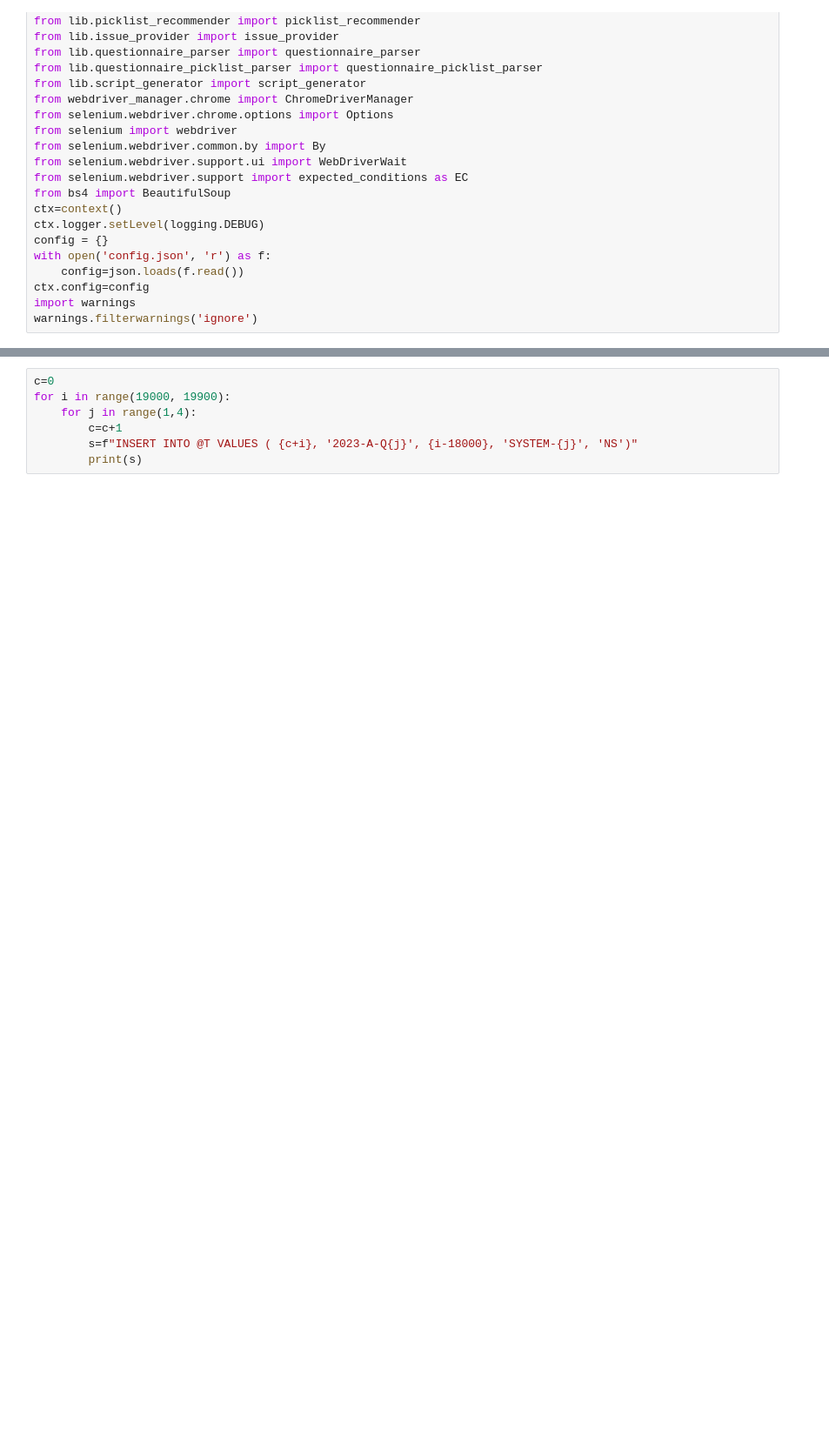
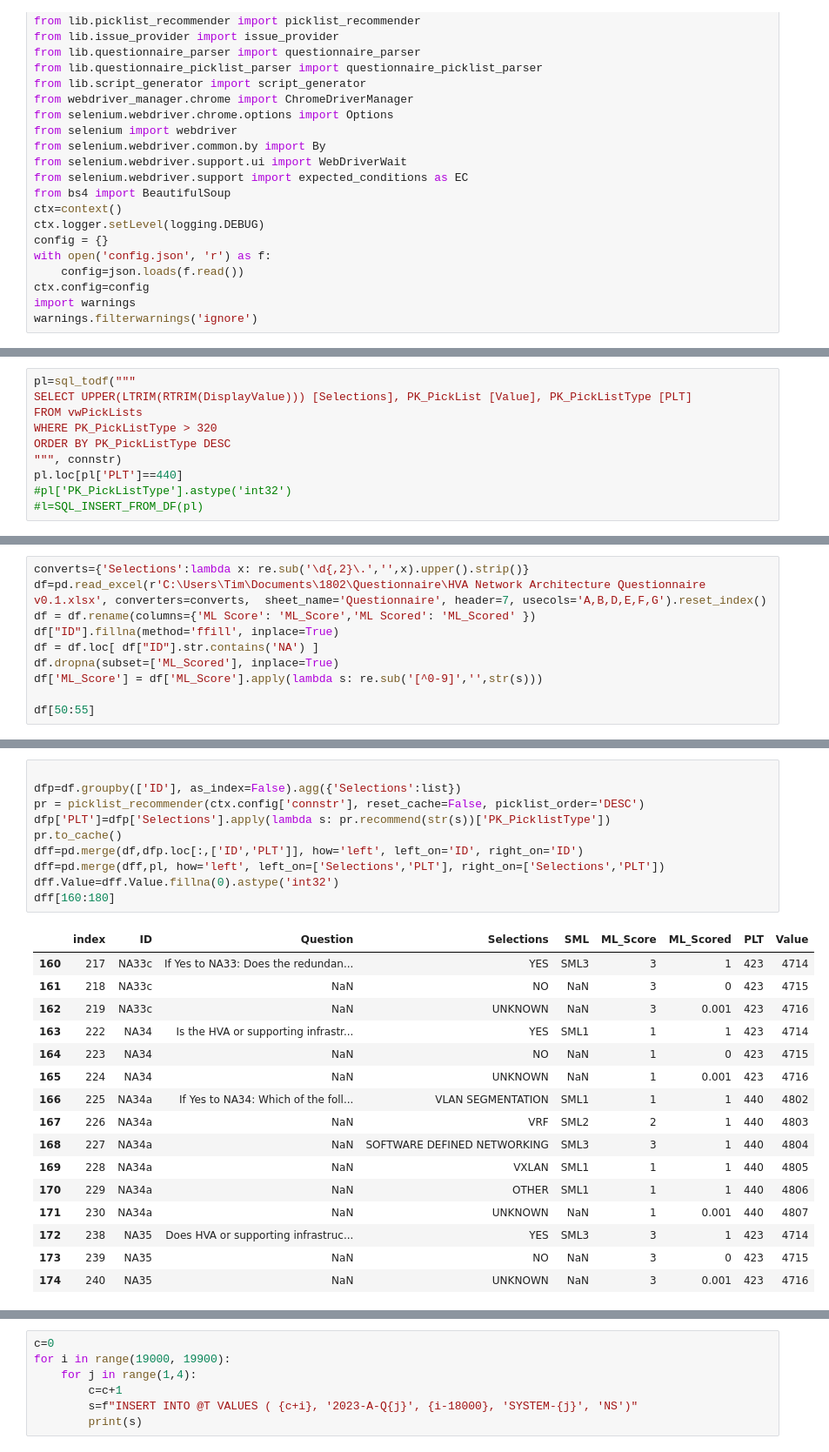
Before and after one commit to tmnkopp/PythonAutomation, a Jupyter notebook: CodeGenerators/codegen.ipynb, the cells around one changed output, grey strips where cells are left out. Shown at 87% size. Saved outputs shown, nothing was run; the diff lists cells and outputs as text; blank space fills up the shorter version.

```diff
--- a/CodeGenerators/codegen.ipynb
+++ b/CodeGenerators/codegen.ipynb
@@ -27,0 +38,10 @@ warnings.filterwarnings('ignore')
+# %%
+pl=sql_todf("""
+SELECT UPPER(LTRIM(RTRIM(DisplayValue))) [Selections], PK_PickList [Value], PK_PickListType [PLT]
+FROM vwPickLists
+WHERE PK_PickListType > 320
+ORDER BY PK_PickListType DESC
+""", connstr)
+pl.loc[pl['PLT']==440]
+#pl['PK_PickListType'].astype('int32')
+#l=SQL_INSERT_FROM_DF(pl)
@@ -27,0 +56,10 @@ warnings.filterwarnings('ignore')
+# %%
+converts={'Selections':lambda x: re.sub('\d{,2}\.','',x).upper().strip()}
+df=pd.read_excel(r'C:\Users\Tim\Documents\1802\Questionnaire\HVA Network Architecture Questionnaire v0.1.xlsx', converters=converts,  sheet_name='Questionnaire', header=7, usecols='A,B,D,E,F,G').reset_index()
+df = df.rename(columns={'ML Score': 'ML_Score','ML Scored': 'ML_Scored' })
+df["ID"].fillna(method='ffill', inplace=True)
+df = df.loc[ df["ID"].str.contains('NA') ]
+df.dropna(subset=['ML_Scored'], inplace=True)
+df['ML_Score'] = df['ML_Score'].apply(lambda s: re.sub('[^0-9]','',str(s)))
+
+df[50:55]
@@ -27,0 +73,27 @@ warnings.filterwarnings('ignore')
+# %%
+
+dfp=df.groupby(['ID'], as_index=False).agg({'Selections':list})
+pr = picklist_recommender(ctx.config['connstr'], reset_cache=False, picklist_order='DESC')
+dfp['PLT']=dfp['Selections'].apply(lambda s: pr.recommend(str(s))['PK_PicklistType'])
+pr.to_cache()
+dff=pd.merge(df,dfp.loc[:,['ID','PLT']], how='left', left_on='ID', right_on='ID')
+dff=pd.merge(dff,pl, how='left', left_on=['Selections','PLT'], right_on=['Selections','PLT'])
+dff.Value=dff.Value.fillna(0).astype('int32')
+dff[160:180]
+# %% [output]
+|  | index | ID | Question | Selections | SML | ML_Score | ML_Scored | PLT | Value |
+| 160 | 217 | NA33c | If Yes to NA33: Does the redundan... | YES | SML3 | 3 | 1 | 423 | 4714 |
+| 161 | 218 | NA33c | NaN | NO | NaN | 3 | 0 | 423 | 4715 |
+| 162 | 219 | NA33c | NaN | UNKNOWN | NaN | 3 | 0.001 | 423 | 4716 |
+| 163 | 222 | NA34 | Is the HVA or supporting infrastr... | YES | SML1 | 1 | 1 | 423 | 4714 |
+| 164 | 223 | NA34 | NaN | NO | NaN | 1 | 0 | 423 | 4715 |
+| 165 | 224 | NA34 | NaN | UNKNOWN | NaN | 1 | 0.001 | 423 | 4716 |
+| 166 | 225 | NA34a | If Yes to NA34: Which of the foll... | VLAN SEGMENTATION | SML1 | 1 | 1 | 440 | 4802 |
+| 167 | 226 | NA34a | NaN | VRF | SML2 | 2 | 1 | 440 | 4803 |
+| 168 | 227 | NA34a | NaN | SOFTWARE DEFINED NETWORKING | SML3 | 3 | 1 | 440 | 4804 |
+| 169 | 228 | NA34a | NaN | VXLAN | SML1 | 1 | 1 | 440 | 4805 |
+| 170 | 229 | NA34a | NaN | OTHER | SML1 | 1 | 1 | 440 | 4806 |
+| 171 | 230 | NA34a | NaN | UNKNOWN | NaN | 1 | 0.001 | 440 | 4807 |
+| 172 | 238 | NA35 | Does HVA or supporting infrastruc... | YES | SML3 | 3 | 1 | 423 | 4714 |
+| 173 | 239 | NA35 | NaN | NO | NaN | 3 | 0 | 423 | 4715 |
+| 174 | 240 | NA35 | NaN | UNKNOWN | NaN | 3 | 0.001 | 423 | 4716 |
```
Also changed, not shown: parts of 9 cells of this notebook, 5 other files.
